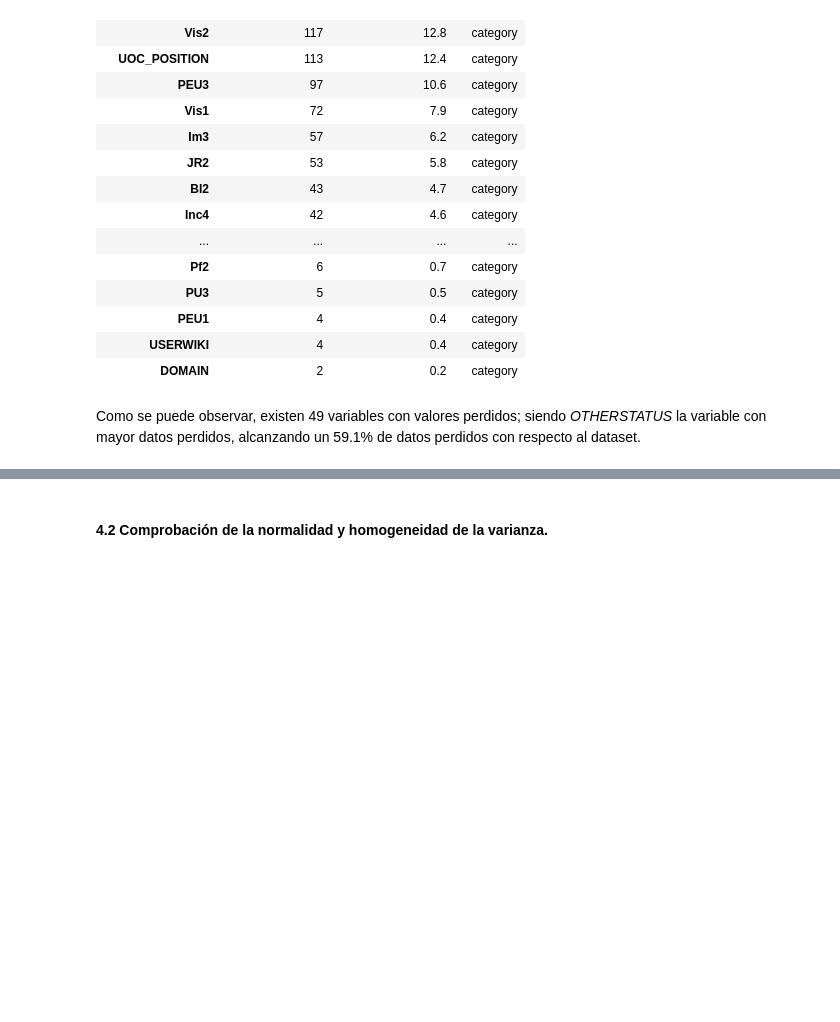
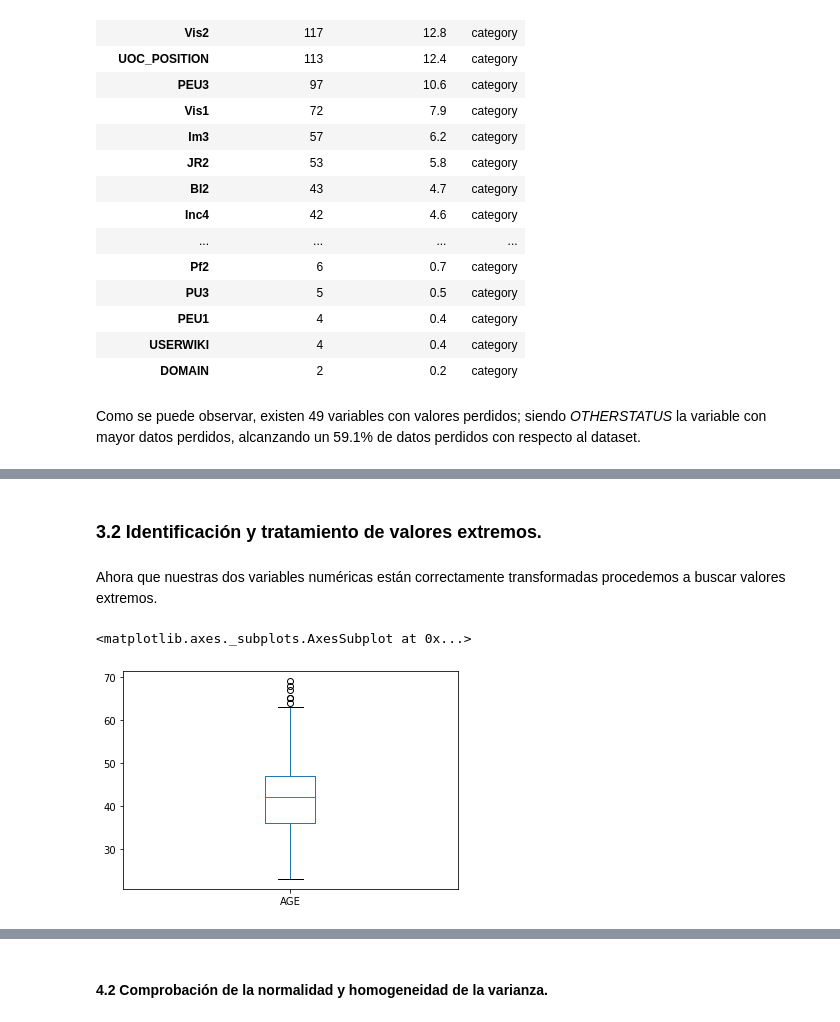
Before and after one commit to diegotriana11/wiki4HE_Data_Set, a Jupyter notebook: Prac2.ipynb, the cells around one changed output, grey strips where cells are left out. Saved outputs shown, nothing was run; the diff lists cells and outputs as text; code cells hidden in the pictures; blank space fills up the shorter version.

```diff
--- a/Prac2.ipynb
+++ b/Prac2.ipynb
@@ -297,0 +412,4 @@ Como se puede observar, existen 49 variables con valores perdidos; siendo _OTHER
+# %%
+for column in data.columns[8:]:
+    data[column] = pd.to_numeric(data[column])
+data.dtypes
@@ -297,0 +434,10 @@ Como se puede observar, existen 49 variables con valores perdidos; siendo _OTHER
+# %% [markdown]
+### 3.2 Identificación y tratamiento de valores extremos.
+# %% [markdown]
+Ahora que nuestras dos variables numéricas están correctamente transformadas procedemos a buscar valores extremos.
+# %%
+# Edad
+data.AGE.plot.box()
+# %% [output]
+<matplotlib.axes._subplots.AxesSubplot at 0x...>
+[figure, added]
```
Also changed, not shown: parts of 23 cells of this notebook.
